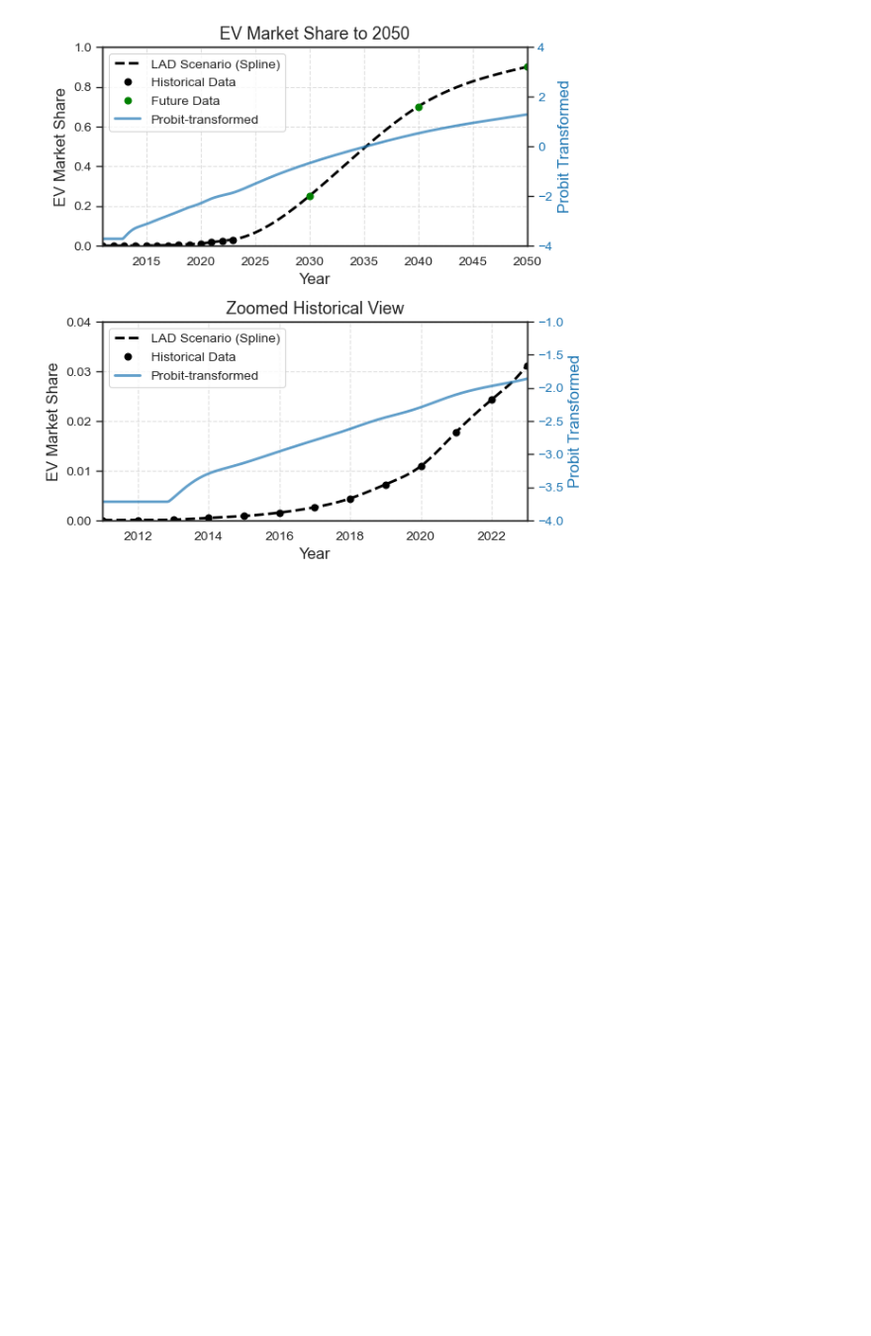
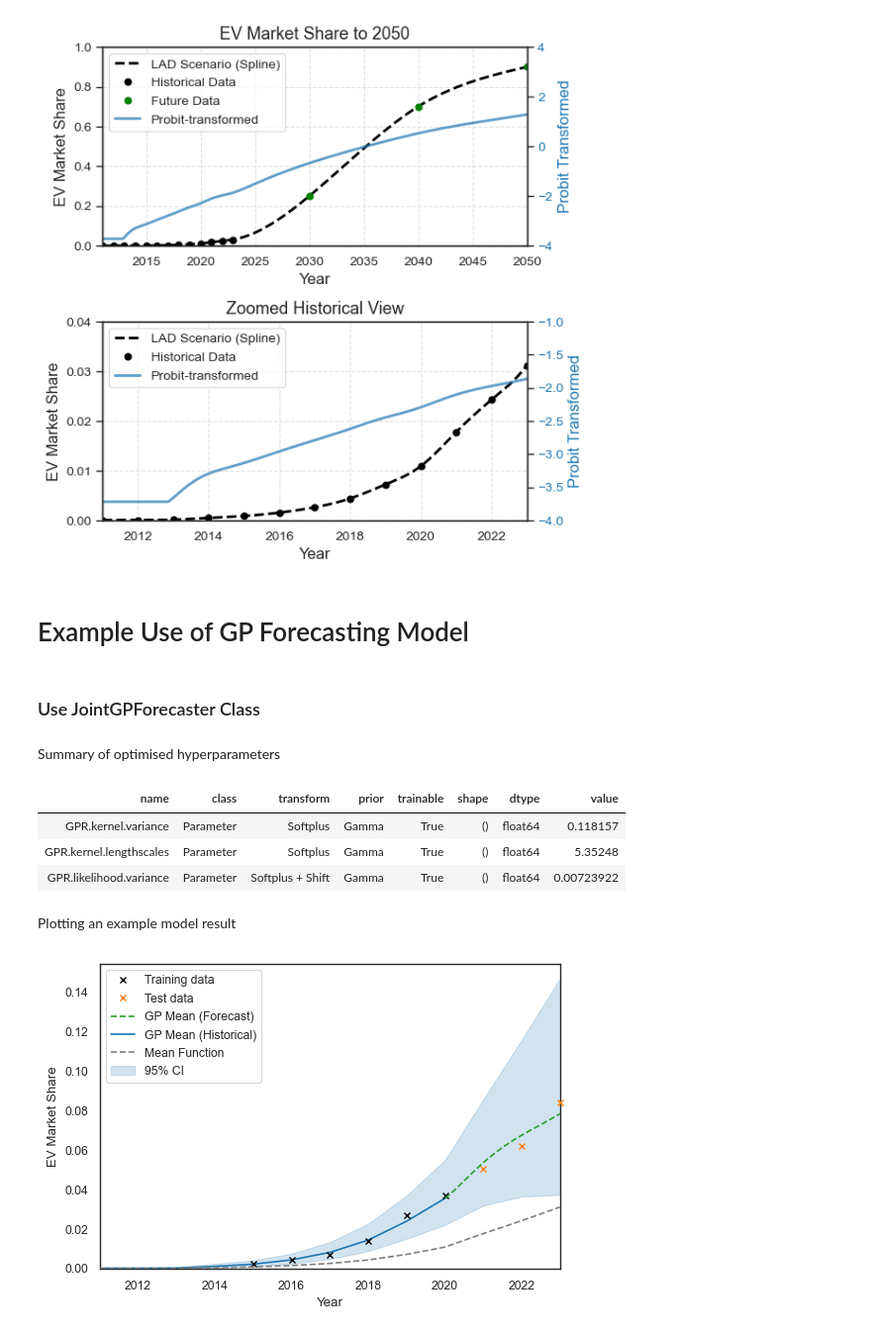
Before and after one commit to isaacflower/EVAdoptionForecastingFramework, a Jupyter notebook: notebooks/demo.ipynb, the cells around one changed output. Shown: that part at 99% size. Cells and saved outputs as stored; diff of their text form; code cells hidden in the pictures; blank space fills up the shorter version.

```diff
--- a/notebooks/demo.ipynb
+++ b/notebooks/demo.ipynb
@@ -211,3 +232,57 @@ plt.tight_layout()
 plt.show()
 # %% [output]
 [figure]
+# %% [markdown]
+# Example Use of GP Forecasting Model
+# %% [markdown]
+### Use JointGPForecaster Class
+# %%
+t_dict = {
+    't_0': 2011,
+    't_n': 2020,
+    't_f': 2023
+}
+
+joint_gp_forecaster = JointGPForecaster(
+    GPForecastingModelClass=GPForecastingModel,
+    region='Bath and North East Somerset',
+    region_neighbourhood_dict=lad_lsoa_dict,
+    region_evms_df=lad_evms_df,
+    t_dict=t_dict,
+    future_regional_data={
+        2030: 0.2,
+        2040: 0.7,
+        2050: 0.9,
+    },
+    kernel_prior=gpflow.kernels.RBF(
+        lengthscales=gpflow.Parameter(f64(10.0), prior=tfp.distributions.Gamma(f64(10.0), f64(1.0)), transform=tfp.bijectors.Softplus()),
+        variance=gpflow.Parameter(f64(0.3), prior=tfp.distributions.Gamma(f64(3.0), f64(10.0)), transform=tfp.bijectors.Softplus())
+    ),
+    likelihood_prior=gpflow.likelihoods.Gaussian(
+        variance=gpflow.Parameter(f64(0.005), prior=tfp.distributions.Gamma(f64(2.0), f64(100.0)), transform=tfp.bijectors.Softplus())
+    )
+)
+
+joint_gp_forecaster.train()
+# %% [markdown]
+Summary of optimised hyperparameters
+# %%
+gpflow.utilities.print_summary(joint_gp_forecaster.models[5].gp_model)
+# %% [output]
+| name | class | transform | prior | trainable | shape | dtype | value |
+| GPR.kernel.variance | Parameter | Softplus | Gamma | True | () | float64 | 0.118157 |
+| GPR.kernel.lengthscales | Parameter | Softplus | Gamma | True | () | float64 | 5.35248 |
+| GPR.likelihood.variance | Parameter | Softplus + Shift | Gamma | True | () | float64 | 0.00723922 |
+# %% [markdown]
+Plotting an example model result
+# %%
+X_new = np.linspace(t_dict['t_n'], t_dict['t_f'] + 1, 100)[:, None].astype(np.float64)
+X_plot = np.arange(t_dict['t_0'], t_dict['t_f'] + 1)[:, None]
+
+joint_gp_forecaster.models[5].plot_forecast(
+    X_plot=X_plot,
+    X_new=X_new,
+    probit_transform=False
+)
+# %% [output]
+[figure, added]
```
Also changed, not shown: parts of 2 cells of this notebook, 4 other files.
